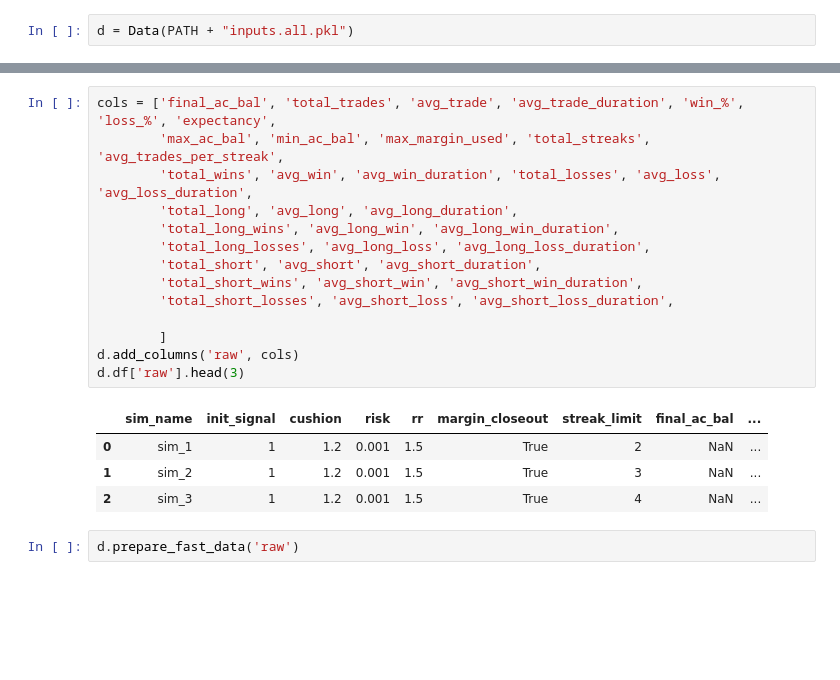
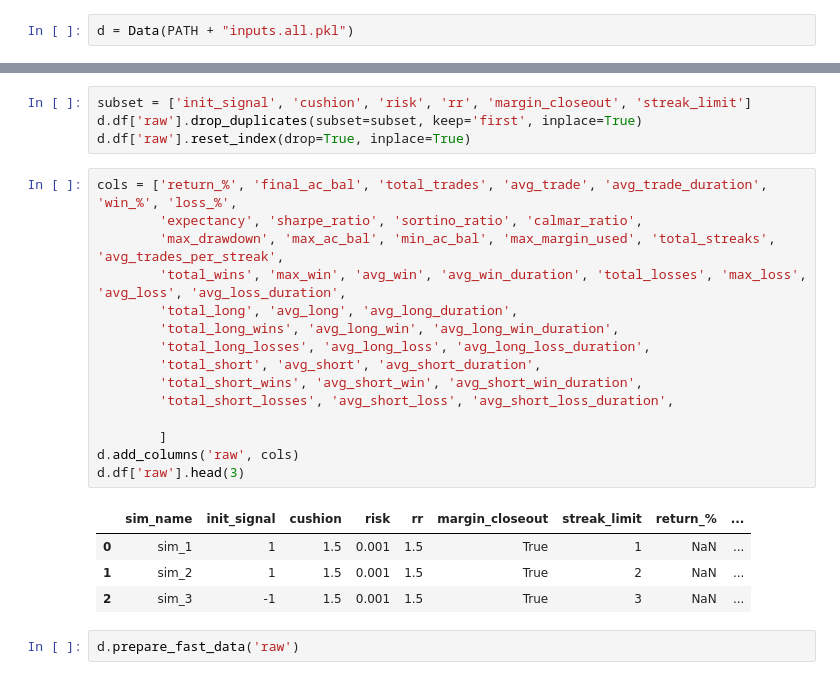
Before and after one commit to csvk/forex_bot, a Jupyter notebook: souvik/exploration/hedging-analysis.ipynb, the cells around one changed output, grey strips where cells are left out. Saved outputs shown, nothing was run; the diff lists cells and outputs as text; blank space fills up the shorter version.

```diff
--- a/souvik/exploration/hedging-analysis.ipynb
+++ b/souvik/exploration/hedging-analysis.ipynb
@@ -96,22 +110,27 @@ d.df['raw']
+# %%
+subset = ['init_signal', 'cushion', 'risk', 'rr', 'margin_closeout', 'streak_limit']
+d.df['raw'].drop_duplicates(subset=subset, keep='first', inplace=True)
+d.df['raw'].reset_index(drop=True, inplace=True)
 # %%
-cols = ['final_ac_bal', 'total_trades', 'avg_trade', 'avg_trade_duration', 'win_%', 'loss_%', 'expectancy',
-        'max_ac_bal', 'min_ac_bal', 'max_margin_used', 'total_streaks', 'avg_trades_per_streak',
-        'total_wins', 'avg_win', 'avg_win_duration', 'total_losses', 'avg_loss', 'avg_loss_duration',
+cols = ['return_%', 'final_ac_bal', 'total_trades', 'avg_trade', 'avg_trade_duration', 'win_%', 'loss_%',
+        'expectancy', 'sharpe_ratio', 'sortino_ratio', 'calmar_ratio',
+        'max_drawdown', 'max_ac_bal', 'min_ac_bal', 'max_margin_used', 'total_streaks', 'avg_trades_per_streak',
+        'total_wins', 'max_win', 'avg_win', 'avg_win_duration', 'total_losses', 'max_loss', 'avg_loss', 'avg_loss_duration',
         'total_long', 'avg_long', 'avg_long_duration',
         'total_long_wins', 'avg_long_win', 'avg_long_win_duration',
         'total_long_losses', 'avg_long_loss', 'avg_long_loss_duration',
         'total_short', 'avg_short', 'avg_short_duration',
         'total_short_wins', 'avg_short_win', 'avg_short_win_duration',
         'total_short_losses', 'avg_short_loss', 'avg_short_loss_duration',
 
         ]
 d.add_columns('raw', cols)
 d.df['raw'].head(3)
 # %% [output]
-|  | sim_name | init_signal | cushion | risk | rr | margin_closeout | streak_limit | final_ac_bal | ... |
-| 0 | sim_1 | 1 | 1.2 | 0.001 | 1.5 | True | 2 | NaN | ... |
-| 1 | sim_2 | 1 | 1.2 | 0.001 | 1.5 | True | 3 | NaN | ... |
-| 2 | sim_3 | 1 | 1.2 | 0.001 | 1.5 | True | 4 | NaN | ... |
+|  | sim_name | init_signal | cushion | risk | rr | margin_closeout | streak_limit | return_% | ... |
+| 0 | sim_1 | 1 | 1.5 | 0.001 | 1.5 | True | 1 | NaN | ... |
+| 1 | sim_2 | 1 | 1.5 | 0.001 | 1.5 | True | 2 | NaN | ... |
+| 2 | sim_3 | -1 | 1.5 | 0.001 | 1.5 | True | 3 | NaN | ... |
 # %%
 d.prepare_fast_data('raw')
 # %%
```
Also changed, not shown: parts of 50 cells of this notebook, 10 other files.
